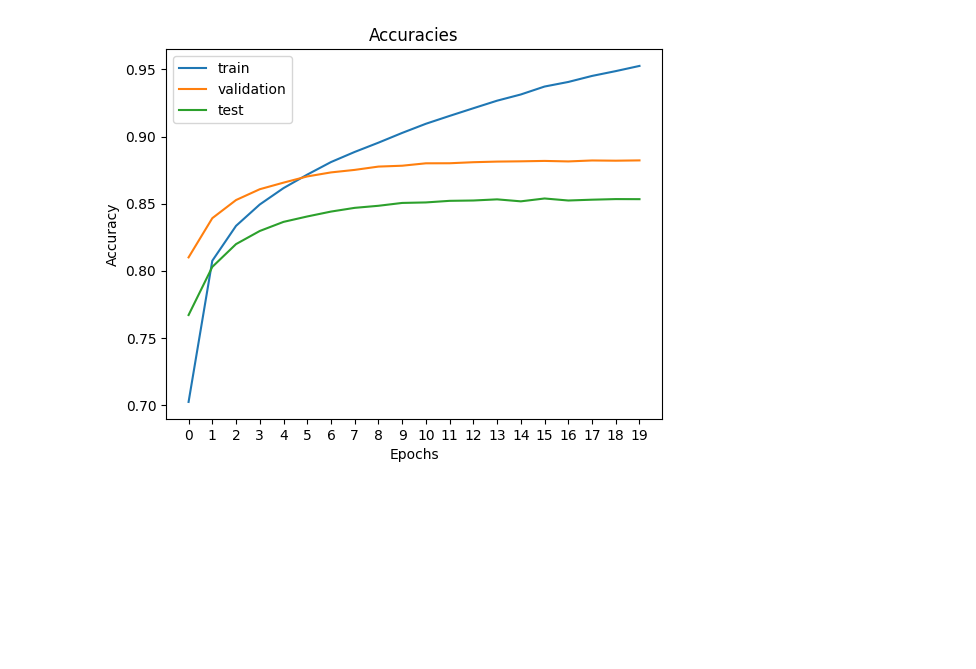
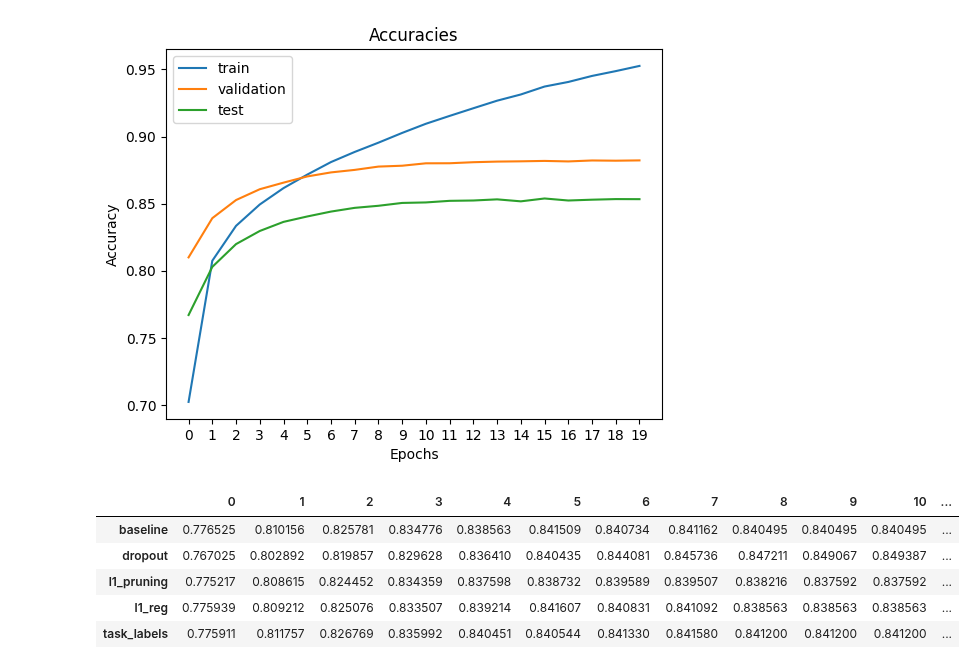
Before and after one commit to google/evojax, a Jupyter notebook: evojax/data/results_exploration.ipynb, the cells around one changed output. Drawn from its saved outputs; the diff is of its cells as text; code cells hidden in the pictures; blank space fills up the shorter version.

```diff
--- a/evojax/data/results_exploration.ipynb
+++ b/evojax/data/results_exploration.ipynb
@@ -221,0 +225,9 @@ plt.show()
+# %%
+mean_test
+# %% [output]
+|  | 0 | 1 | 2 | 3 | 4 | 5 | 6 | 7 | 8 | 9 | 10 | ... |
+| baseline | 0.776525 | 0.810156 | 0.825781 | 0.834776 | 0.838563 | 0.841509 | 0.840734 | 0.841162 | 0.840495 | 0.840495 | 0.840495 | ... |
+| dropout | 0.767025 | 0.802892 | 0.819857 | 0.829628 | 0.836410 | 0.840435 | 0.844081 | 0.845736 | 0.847211 | 0.849067 | 0.849387 | ... |
+| l1_pruning | 0.775217 | 0.808615 | 0.824452 | 0.834359 | 0.837598 | 0.838732 | 0.839589 | 0.839507 | 0.838216 | 0.837592 | 0.837592 | ... |
+| l1_reg | 0.775939 | 0.809212 | 0.825076 | 0.833507 | 0.839214 | 0.841607 | 0.840831 | 0.841092 | 0.838563 | 0.838563 | 0.838563 | ... |
+| task_labels | 0.775911 | 0.811757 | 0.826769 | 0.835992 | 0.840451 | 0.840544 | 0.841330 | 0.841580 | 0.841200 | 0.841200 | 0.841200 | ... |
```
Also changed, not shown: parts of 15 cells of this notebook, 6 other files.
